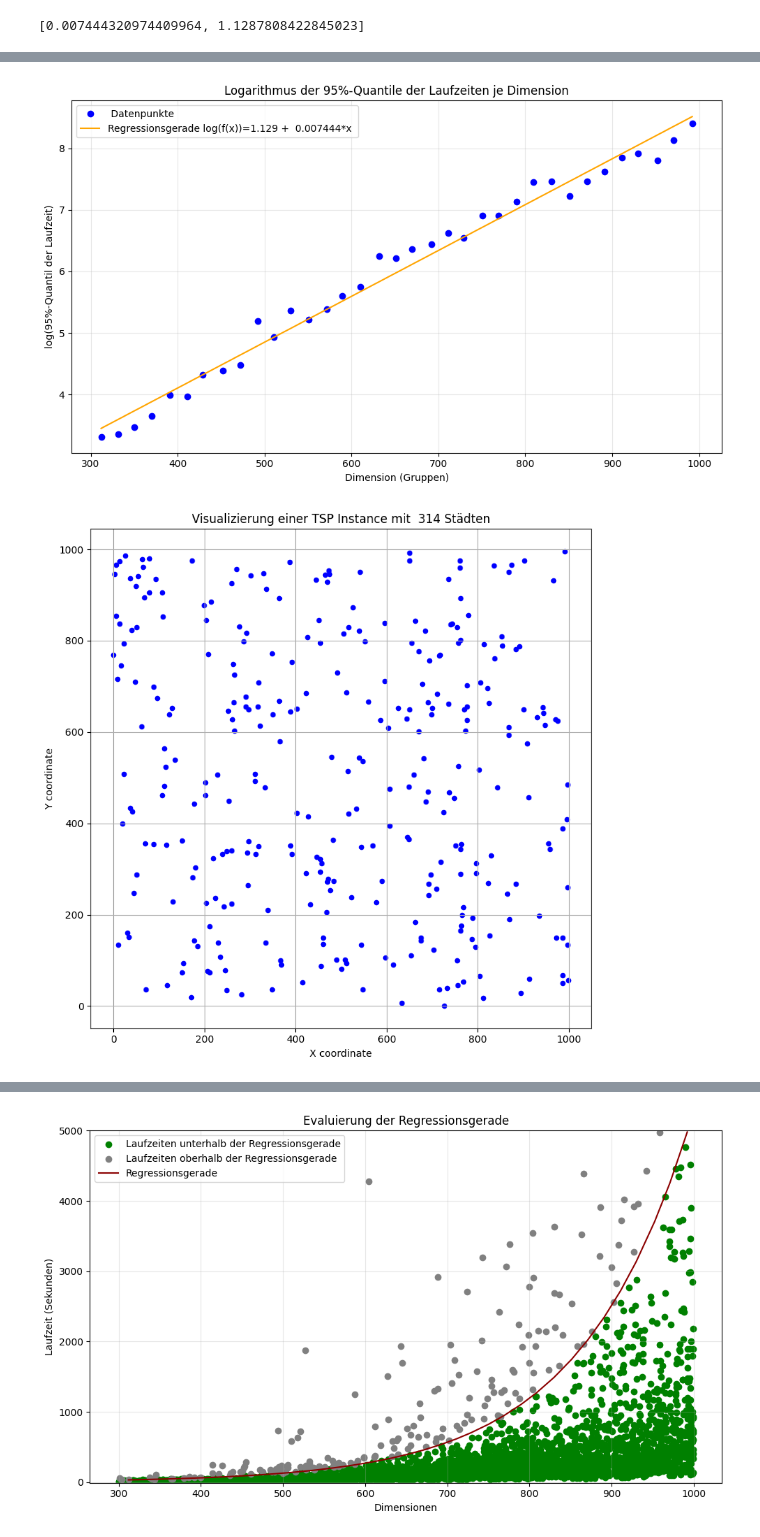
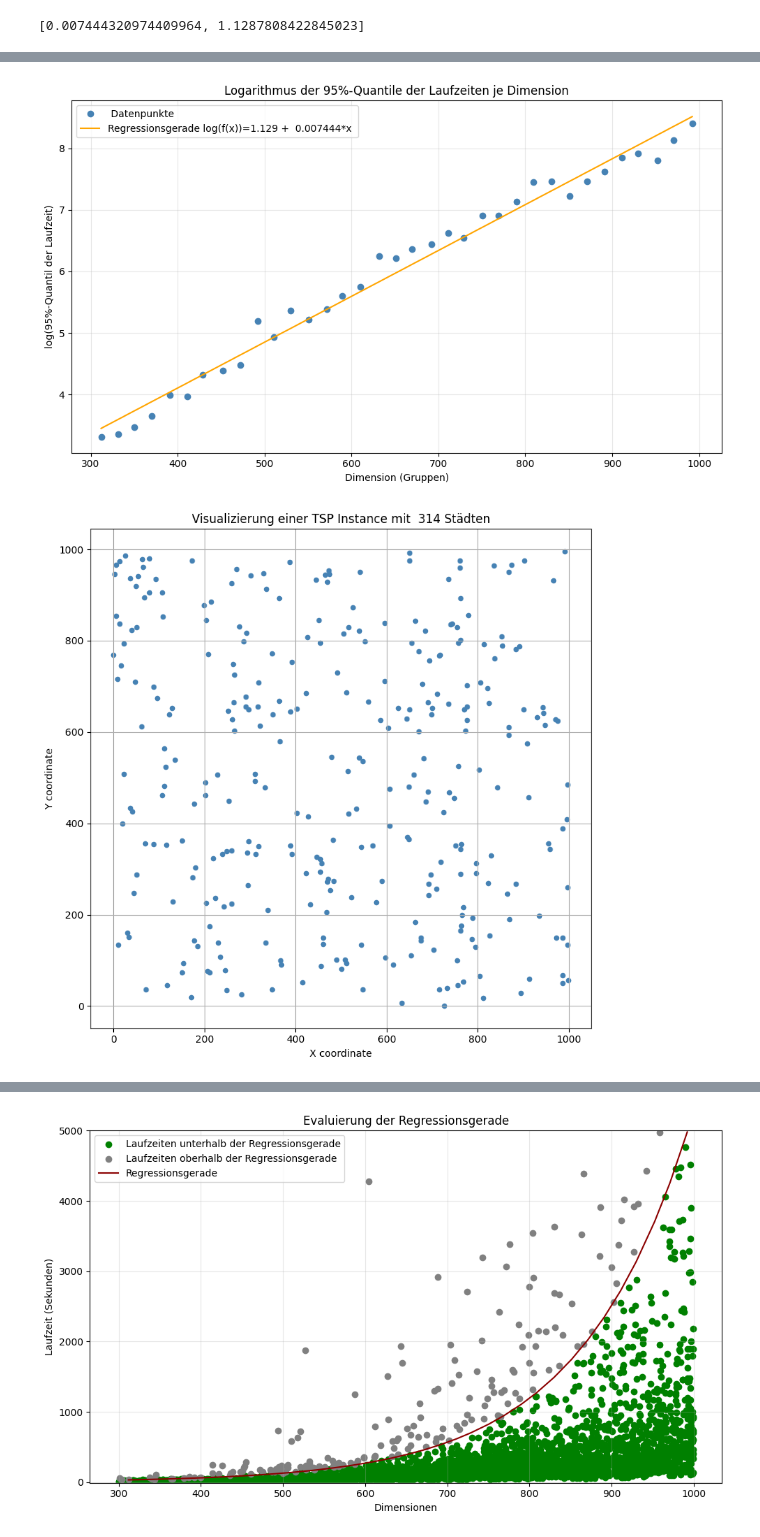
Before and after one commit to Linelle-7/TSP-Benchmark-Analysis, a Jupyter notebook: DatenAnalyse_fuer_TSP.ipynb, the cells around one changed output, grey strips where cells are left out. Saved outputs shown, nothing was run; the diff lists cells and outputs as text; code cells hidden in the pictures.

```diff
--- a/DatenAnalyse_fuer_TSP.ipynb
+++ b/DatenAnalyse_fuer_TSP.ipynb
@@ -308,0 +345,24 @@ plt.show()
+# %%
+#Visualisierung des Extremwert
+
+# Datei laden
+with open(r"C:\GitProjekts\PDA\b700_1000.1\b700_1000.1_1522_sol.json", "r") as f:
+    data = json.load(f)
+
+# Koordinaten extrahieren
+coords = data["node_coordinates"]
+
+# In zwei Listen aufteilen
+x = [c[0] for c in coords]
+y = [c[1] for c in coords]
+
+# Plot
+plt.figure(figsize=(8, 8))
+plt.scatter(x, y, c='steelblue', s=20)
+plt.title(f"Visualizierung einer TSP Instance mit  {len(coords)} Städten")
+plt.xlabel("X coordinate")
+plt.ylabel("Y coordinate")
+plt.grid(True)
+plt.tight_layout()
+plt.savefig("Instanceplot.png")
+plt.show()
@@ -479,7 +479,7 @@ plt.show()
 log_f_x_2=np.log(f_x_2)
 plt.figure(figsize=(10, 6))
 
-plt.plot(X2, np.log(quantiles.values),"o", color="blue", label=" Datenpunkte")
+plt.plot(X2, np.log(quantiles.values),"o", color="steelblue", label=" Datenpunkte")
 plt.plot(X2, log_f_x_2,color="Orange", label= f"Regressionsgerade log(f(x))={np.log(new_lambda1):.3f} + {new_lambda2: 5f}*x ")
 plt.xlabel("Dimension (Gruppen)")
 plt.ylabel("log(95%-Quantil der Laufzeit)")
@@ -492,32 +492,32 @@ plt.savefig("Regress_quantile_log_plot_median.png")
 
 plt.show()
 # %% [output]
-[figure, old version]
+[figure, new version]
 # %%
 import json
 import matplotlib.pyplot as plt
 
 # Datei laden
 with open(r"C:\GitProjekts\PDA\b300_700.1\b300_700.1_30_sol.json", "r") as f:
     data = json.load(f)
 
 # Koordinaten extrahieren
 coords = data["node_coordinates"]
 
 # In zwei Listen aufteilen
 x = [c[0] for c in coords]
 y = [c[1] for c in coords]
 
 # Plot
 plt.figure(figsize=(8, 8))
-plt.scatter(x, y, c='blue', s=20)
+plt.scatter(x, y, c='steelblue', s=20)
 plt.title(f"Visualizierung einer TSP Instance mit  {len(coords)} Städten")
 plt.xlabel("X coordinate")
 plt.ylabel("Y coordinate")
 plt.grid(True)
 plt.tight_layout()
 plt.savefig("Instanceplot.png")
 plt.show()
 # %% [output]
-[figure, old version]
+[figure, new version]
 # %%
```
Also changed, not shown: parts of 24 cells of this notebook, 6 other files.
